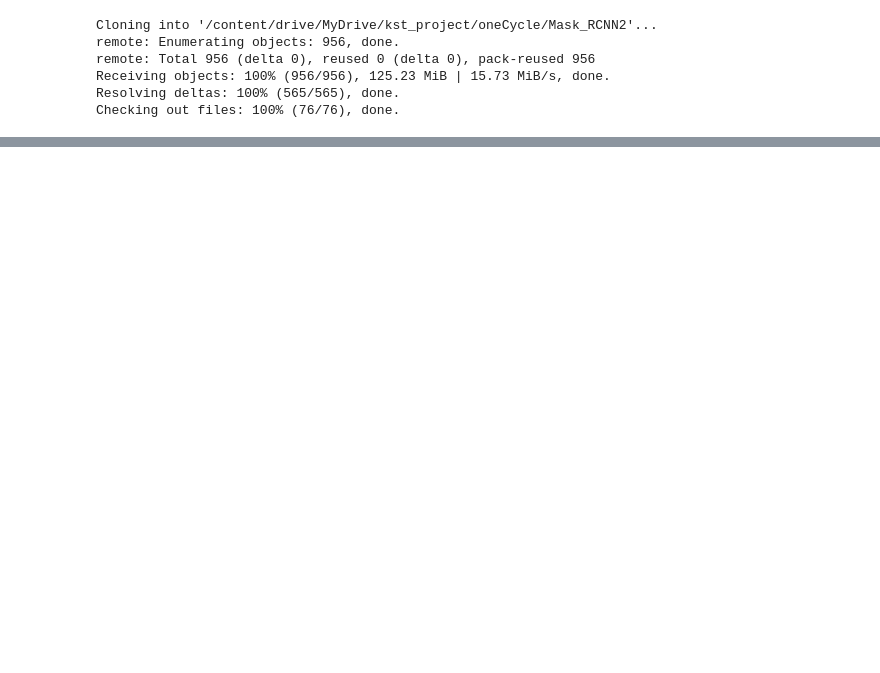
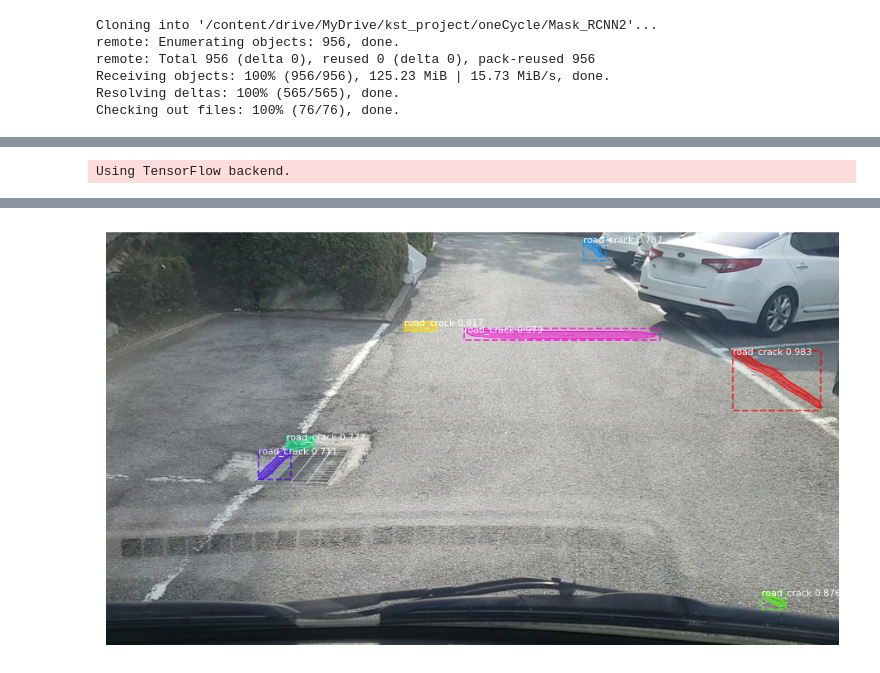
Before and after one commit to indl1670/KST_Project, a Jupyter notebook: mrcnn_train.ipynb, the cells around one changed output, grey strips where cells are left out. Saved outputs shown, nothing was run; the diff lists cells and outputs as text; code cells hidden in the pictures; blank space fills up the shorter version.

```diff
--- a/mrcnn_train.ipynb
+++ b/mrcnn_train.ipynb
@@ -76,0 +23,75 @@ Deprecated in NumPy 1.20; for more details and guidance: https://numpy.org/devdo
+# %%
+# polyline
+import os
+import sys
+import random
+import math
+import numpy as np
+import skimage.io
+import matplotlib
+import matplotlib.pyplot as plt
+
+# Root directory 경로 저장
+ROOT_DIR = os.path.abspath("/content/drive/MyDrive/kst_project/oneCycle/Mask_RCNN2/")
+
+# Import Mask RCNN
+sys.path.append(ROOT_DIR)  # To find local version of the library
+from mrcnn import utils
+
+# MS-COCO 기반으로 Pretrained 된 모델을 로딩
+import mrcnn.model as modellib
+from mrcnn import visualize
+
+# Import COCO config
+sys.path.append(os.path.join(ROOT_DIR, "samples/coco/"))  # To find local version
+import coco
+
+%matplotlib inline
+
+# MRCNN 모델 경로 저장
+MODEL_DIR = os.path.join(ROOT_DIR, "mask_rcnn_coco.h5")
+
+# 자체 데이터셋 trained weight file 경로 저장
+COCO_MODEL_PATH = os.path.join(ROOT_DIR, "logs/mask_rcnn_kst_case1_test_0013.h5")
+
+# 이미지 경로 저장
+IMG_DIR = os.path.abspath("/content/drive/Shareddrives/KST_Project/case1/images/")
+
+# 테스트 이미지폴더 경로 저장
+IMAGE_DIR = os.path.join(IMG_DIR, "test2021/")
+
+class InferenceConfig(coco.CocoConfig):
+    # Set batch size to 1 since we'll be running inference on
+    # one image at a time. Batch size = GPU_COUNT * IMAGES_PER_GPU
+    GPU_COUNT = 1
+    IMAGES_PER_GPU = 1
+
+# config 세부사항 출력
+config = InferenceConfig()
+config.display()
+
+# inference 모드에서 모델 객체 생성
+model = modellib.MaskRCNN(mode="inference", model_dir=MODEL_DIR, config=config)
+
+# MS-COCO에서 trained weights 로드
+model.load_weights(
+    COCO_MODEL_PATH, by_name=True)
+
+# test2021(이미지 폴더)에서 무작위 이미지 선정
+file_names = next(os.walk(IMAGE_DIR))[2]
+image = skimage.io.imread(os.path.join(IMAGE_DIR, random.choice(file_names)))
+
+# class명 저장(0: 'border_stone', 1: 'side_sphere', 2: 'Manhole', 3: 'center_separato', 4: 'PE_barrier', 5: 'temporary_safety_barrier')
+class_names = ['BG', 'road_crack']
+
+# Detection
+results = model.detect([image], verbose=1)
+
+# 발견된 객체 개수 확인
+print(results[0]['class_ids'].shape)
+
+# Visualize 결과
+r = results[0]
+visualize.display_instances(image, r['rois'], r['masks'], r['class_ids'], class_names, r['scores'])
+# %% [output]
+Using TensorFlow backend.
@@ -77 +115,2 @@ Deprecated in NumPy 1.20; for more details and guidance: https://numpy.org/devdo
+[figure, added]
 # %%
```
Also changed, not shown: parts of 6 cells of this notebook.
